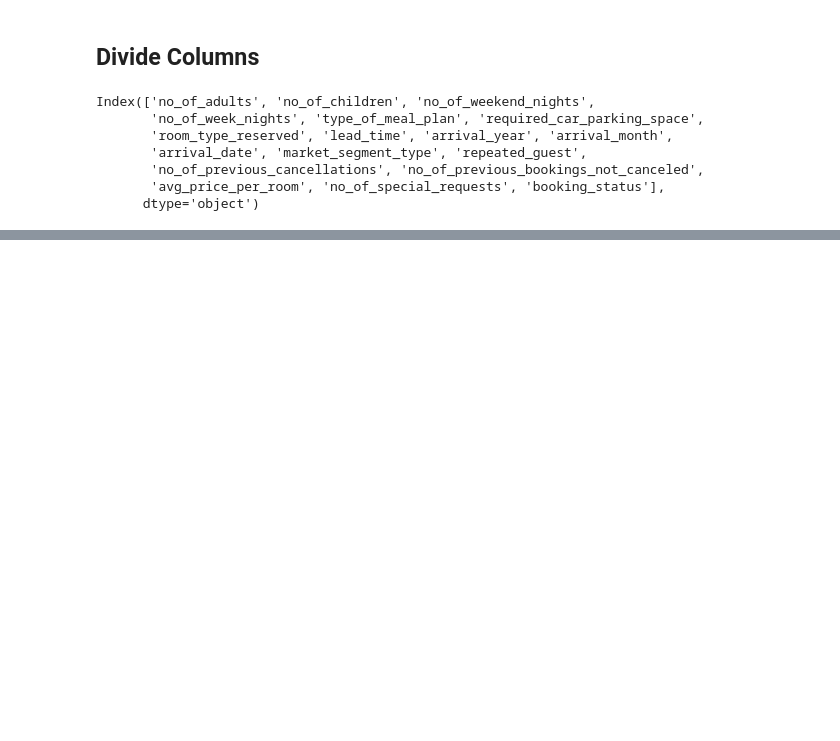
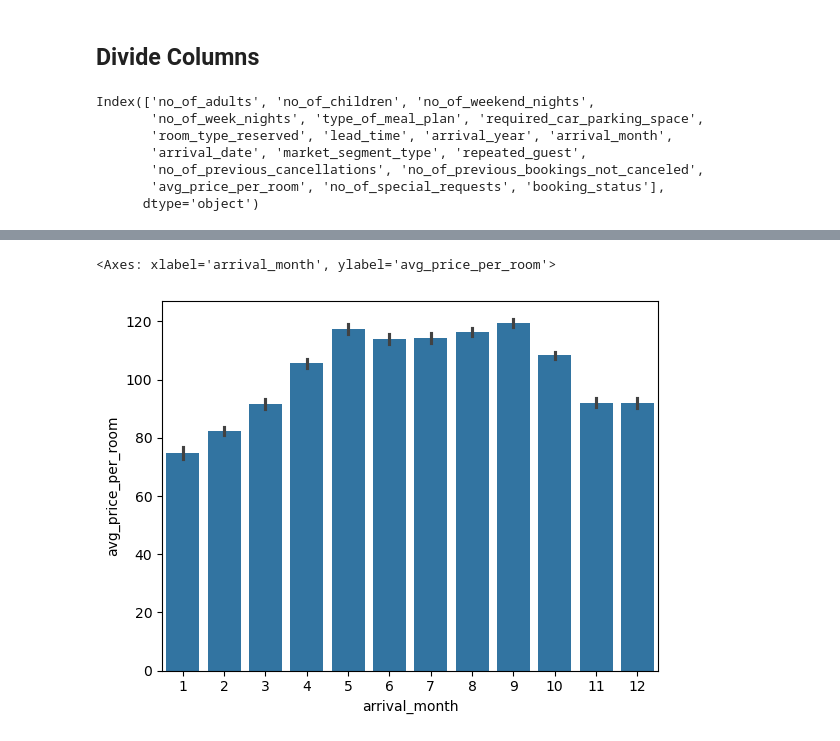
Before and after one commit to DanielEXT10/Hotel-Reservation, a Jupyter notebook: notebook/notebook.ipynb, the cells around one changed output, grey strips where cells are left out. Drawn from its saved outputs; the diff is of its cells as text; code cells hidden in the pictures; blank space fills up the shorter version.

```diff
--- a/notebook/notebook.ipynb
+++ b/notebook/notebook.ipynb
@@ -246,0 +315,5 @@ numerical_columns = [
+# %%
+sns.barplot(x='arrival_month', y="avg_price_per_room", data=data)
+# %% [output]
+<Axes: xlabel='arrival_month', ylabel='avg_price_per_room'>
+[figure, added]
```
Also changed, not shown: parts of 95 cells of this notebook, 16 other files.
